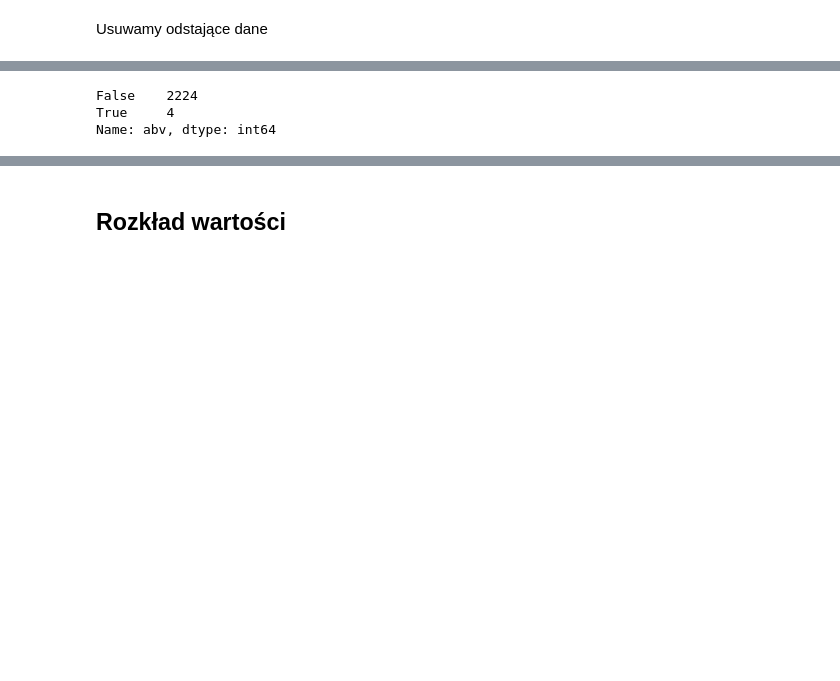
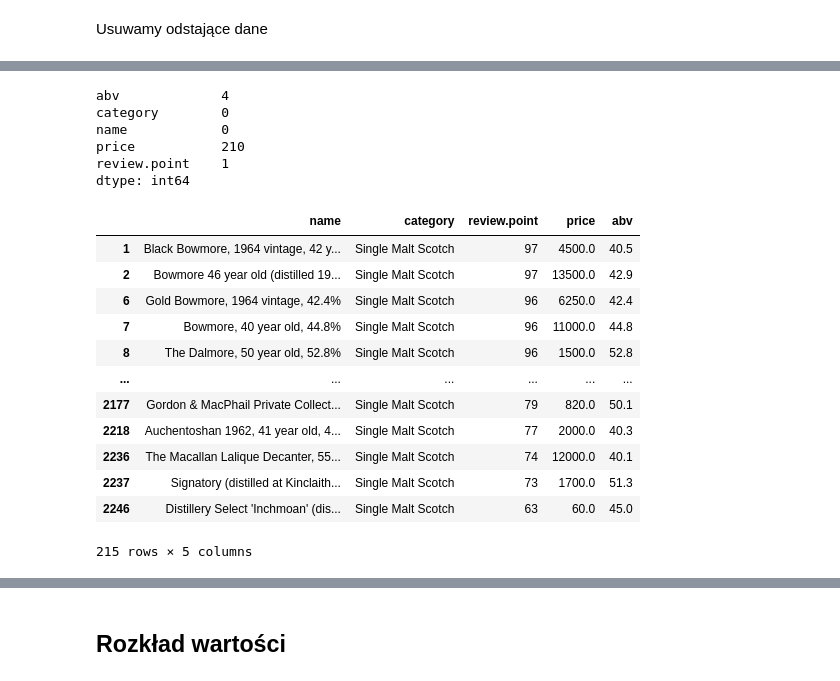
Before and after one commit to lynxoo/ue-wroc-sad, a Jupyter notebook: SAD.ipynb, the cells around one changed output, grey strips where cells are left out. Saved outputs shown, nothing was run; the diff lists cells and outputs as text; code cells hidden in the pictures; blank space fills up the shorter version.

```diff
--- a/SAD.ipynb
+++ b/SAD.ipynb
@@ -189,8 +160,27 @@ abv             9.20
 dtype: float64
 # %%
 outliers = (scotch_abv_test < (q1 - 3.0 * iqr)) | (scotch_abv_test > (q3 + 3.0 * iqr))
-outliers['abv'].value_counts()
+outliers.sum()
 # %% [output]
-False    2224
-True     4
-Name: abv, dtype: int64
+abv             4
+category        0
+name            0
+price           210
+review.point    1
+dtype: int64
+# %%
+scotch_abv_test[outliers.any(1)]
+# %% [output]
+|  | name | category | review.point | price | abv |
+| 1 | Black Bowmore, 1964 vintage, 42 y... | Single Malt Scotch | 97 | 4500.0 | 40.5 |
+| 2 | Bowmore 46 year old (distilled 19... | Single Malt Scotch | 97 | 13500.0 | 42.9 |
+| 6 | Gold Bowmore, 1964 vintage, 42.4% | Single Malt Scotch | 96 | 6250.0 | 42.4 |
+| 7 | Bowmore, 40 year old, 44.8% | Single Malt Scotch | 96 | 11000.0 | 44.8 |
+| 8 | The Dalmore, 50 year old, 52.8% | Single Malt Scotch | 96 | 1500.0 | 52.8 |
+| ... | ... | ... | ... | ... | ... |
+| 2177 | Gordon & MacPhail Private Collect... | Single Malt Scotch | 79 | 820.0 | 50.1 |
+| 2218 | Auchentoshan 1962, 41 year old, 4... | Single Malt Scotch | 77 | 2000.0 | 40.3 |
+| 2236 | The Macallan Lalique Decanter, 55... | Single Malt Scotch | 74 | 12000.0 | 40.1 |
+| 2237 | Signatory (distilled at Kinclaith... | Single Malt Scotch | 73 | 1700.0 | 51.3 |
+| 2246 | Distillery Select 'Inchmoan' (dis... | Single Malt Scotch | 63 | 60.0 | 45.0 |
+215 rows × 5 columns
```
Also changed, not shown: parts of 9 cells of this notebook.
